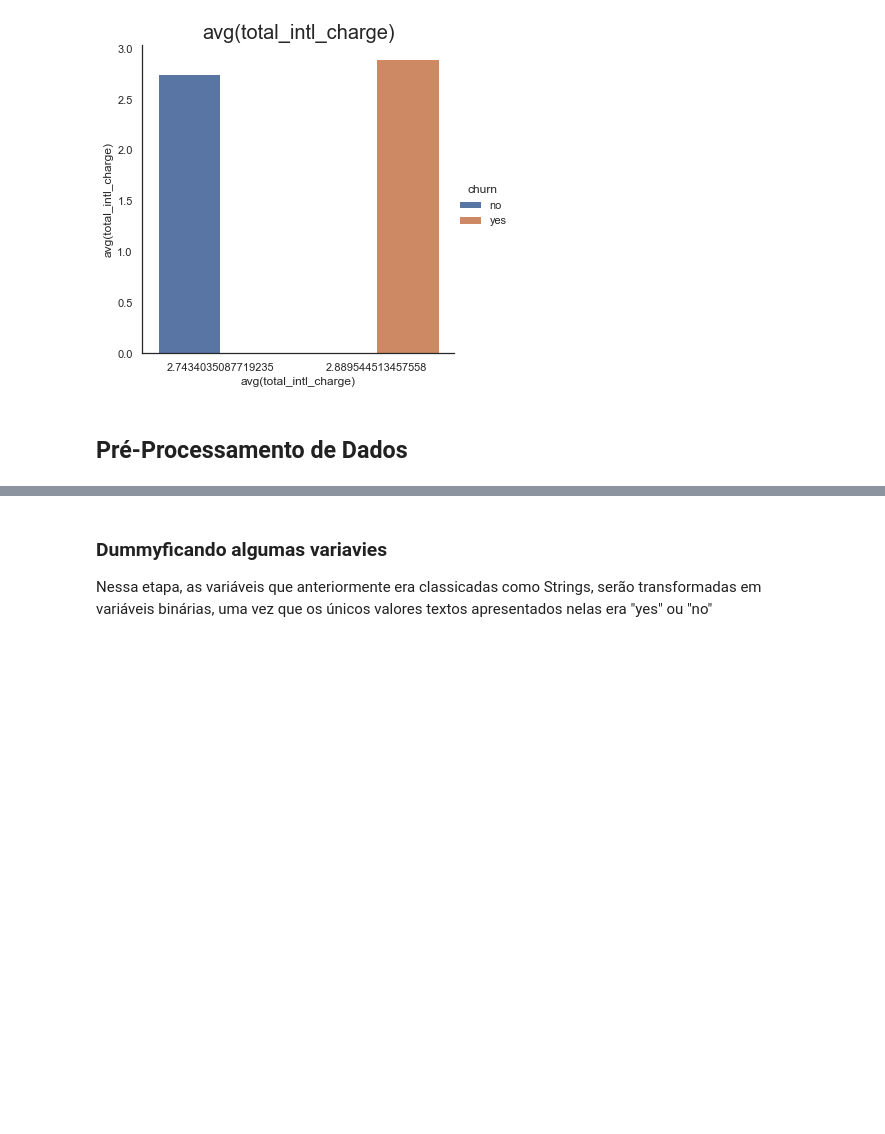
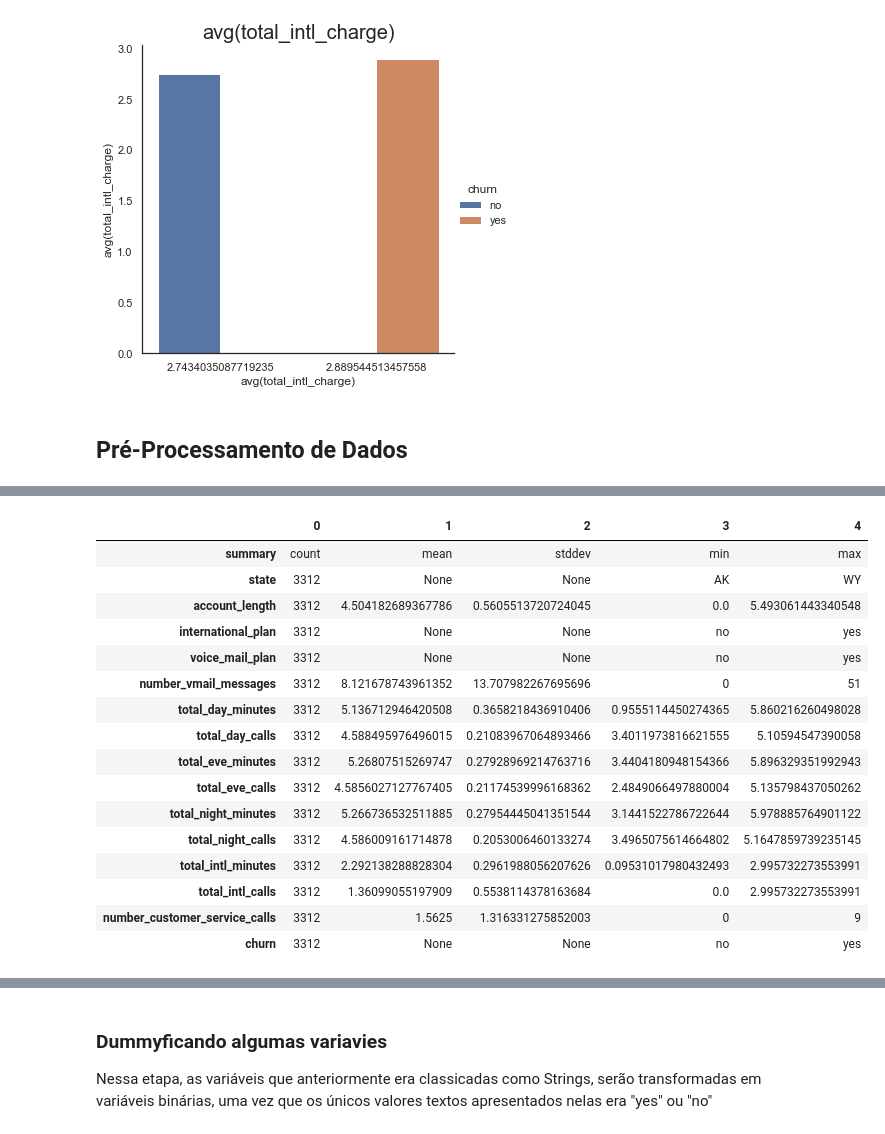
Before and after one commit to FernandoFaillaFoschiani/PySparkChurnAnalytics, a Jupyter notebook: ProjetoChurnAnalytics.ipynb, the cells around one changed output, grey strips where cells are left out. Drawn from its saved outputs; the diff is of its cells as text; code cells hidden in the pictures; blank space fills up the shorter version.

```diff
--- a/ProjetoChurnAnalytics.ipynb
+++ b/ProjetoChurnAnalytics.ipynb
@@ -383,0 +449,20 @@ for col in DoubleChurn.columns[1:-1]:
+# %%
+DFtreino.describe().toPandas().transpose()
+# %% [output]
+|  | 0 | 1 | 2 | 3 | 4 |
+| summary | count | mean | stddev | min | max |
+| state | 3312 | None | None | AK | WY |
+| account_length | 3312 | 4.504182689367786 | 0.5605513720724045 | 0.0 | 5.493061443340548 |
+| international_plan | 3312 | None | None | no | yes |
+| voice_mail_plan | 3312 | None | None | no | yes |
+| number_vmail_messages | 3312 | 8.121678743961352 | 13.707982267695696 | 0 | 51 |
+| total_day_minutes | 3312 | 5.136712946420508 | 0.3658218436910406 | 0.9555114450274365 | 5.860216260498028 |
+| total_day_calls | 3312 | 4.588495976496015 | 0.21083967064893466 | 3.4011973816621555 | 5.10594547390058 |
+| total_eve_minutes | 3312 | 5.26807515269747 | 0.27928969214763716 | 3.4404180948154366 | 5.896329351992943 |
+| total_eve_calls | 3312 | 4.5856027127767405 | 0.21174539996168362 | 2.4849066497880004 | 5.135798437050262 |
+| total_night_minutes | 3312 | 5.266736532511885 | 0.27954445041351544 | 3.1441522786722644 | 5.978885764901122 |
+| total_night_calls | 3312 | 4.586009161714878 | 0.2053006460133274 | 3.4965075614664802 | 5.1647859739235145 |
+| total_intl_minutes | 3312 | 2.292138288828304 | 0.2961988056207626 | 0.09531017980432493 | 2.995732273553991 |
+| total_intl_calls | 3312 | 1.36099055197909 | 0.5538114378163684 | 0.0 | 2.995732273553991 |
+| number_customer_service_calls | 3312 | 1.5625 | 1.316331275852003 | 0 | 9 |
+| churn | 3312 | None | None | no | yes |
```
Also changed, not shown: parts of 22 cells of this notebook.
